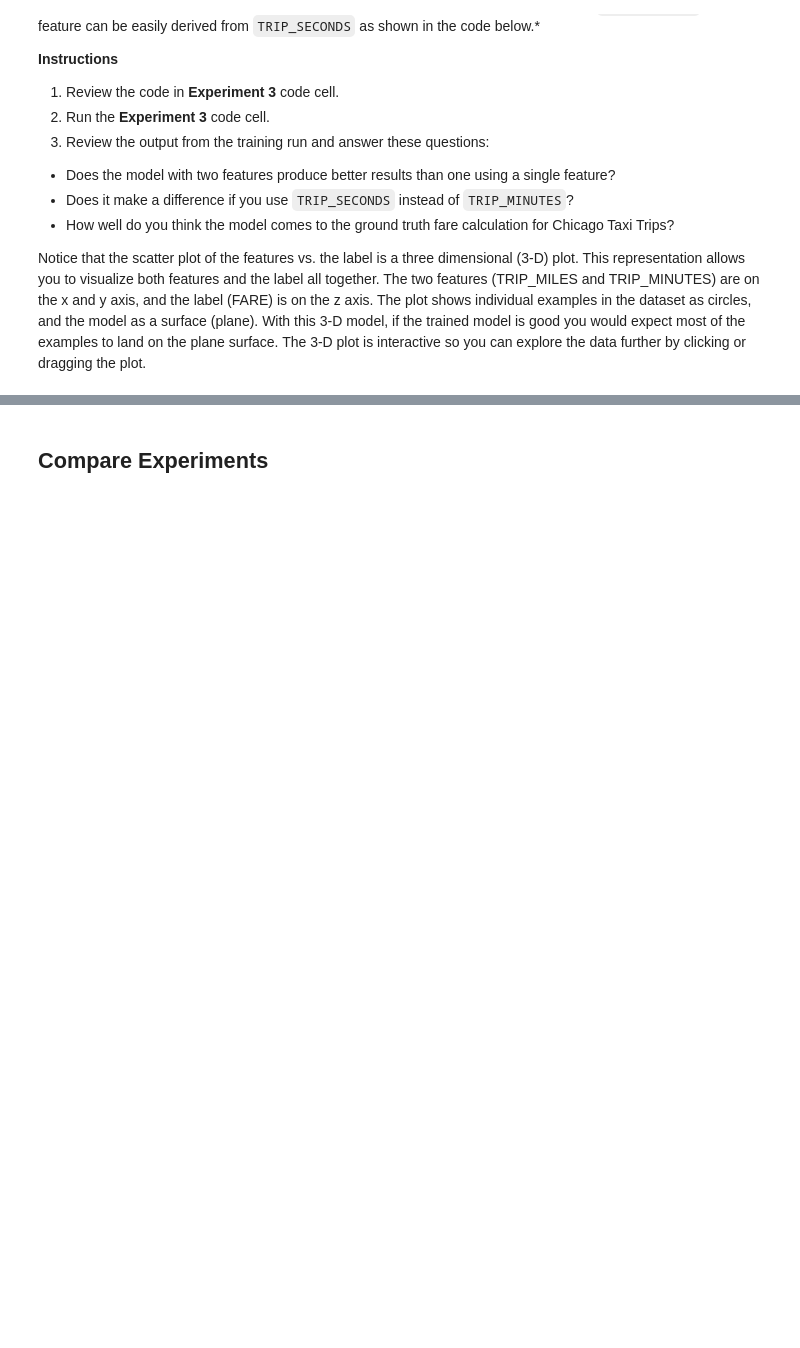
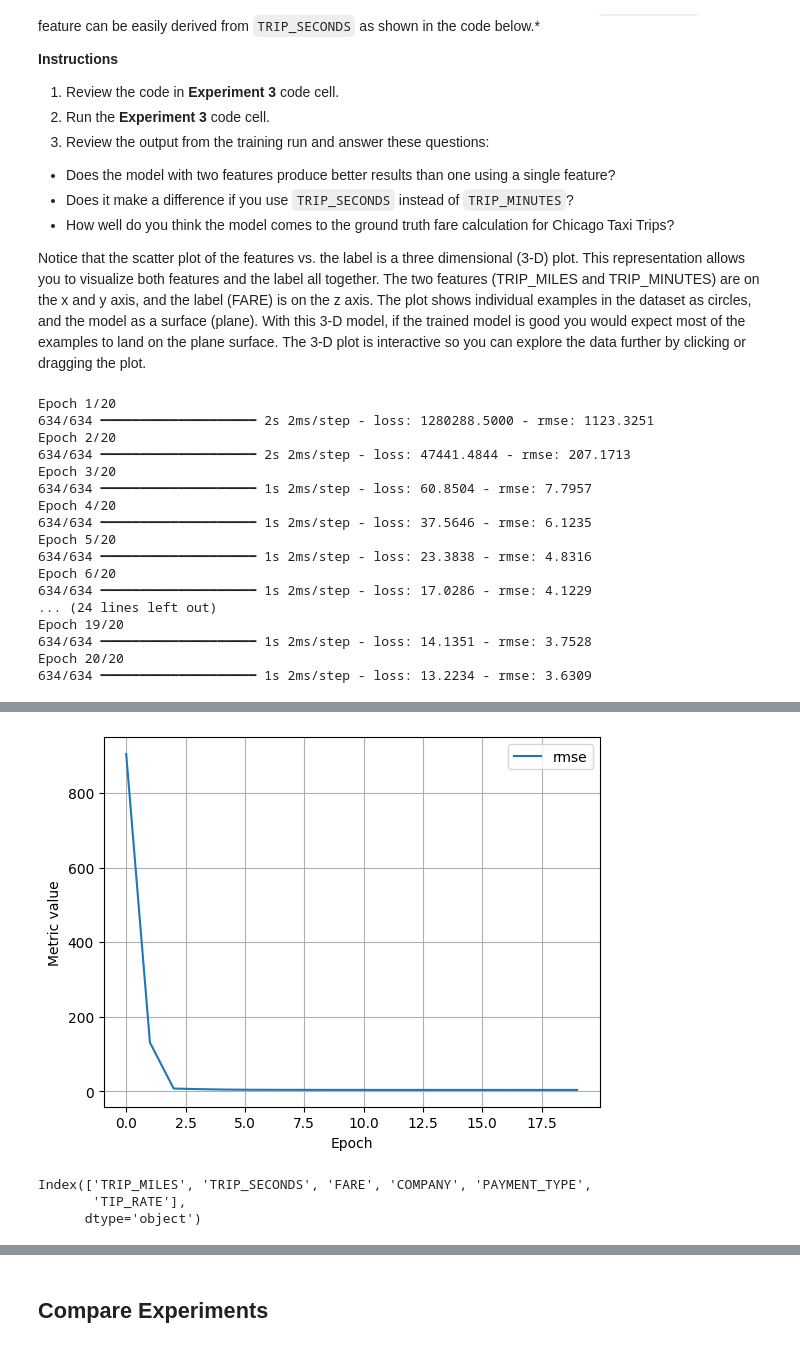
Before and after one commit to akshayahire/MLHandsOn, a Jupyter notebook: ml/cc/exercises/linear_regression_taxi.ipynb, the cells around one changed output, grey strips where cells are left out. Drawn from its saved outputs; the diff is of its cells as text; code cells hidden in the pictures; blank space fills up the shorter version.

```diff
--- a/ml/cc/exercises/linear_regression_taxi.ipynb
+++ b/ml/cc/exercises/linear_regression_taxi.ipynb
@@ -416,3 +561,42 @@ The model you trained with the feature ``TOTAL_MILES`` demonstrates fairly stron
 
 
 Notice that the scatter plot of the features vs. the label is a three dimensional (3-D) plot. This representation allows you to visualize both features and the label all together. The two features (TRIP_MILES and TRIP_MINUTES) are on the x and y axis, and the label (FARE) is on the z axis. The plot shows individual examples in the dataset as circles, and the model as a surface (plane). With this 3-D model, if the trained model is good you would expect most of the examples to land on the plane surface. The 3-D plot is interactive so you can explore the data further by clicking or dragging the plot.
+# %%
+#@title Code - Experiment 3
+
+# The following variables are the hyperparameters.
+settings_3 = ml_edu.experiment.ExperimentSettings(
+    learning_rate = 0.001,
+    number_epochs = 20,
+    batch_size = 50,
+    input_features = ['TRIP_MILES', 'TRIP_SECONDS']
+)
+
+#training_df['TRIP_MINUTES'] = training_df['TRIP_SECONDS']/60
+
+metrics = [keras.metrics.RootMeanSquaredError(name='rmse')]
+
+model_3 = create_model(settings_3, metrics)
+
+experiment_3 = train_model('two_features', model_3, training_df, 'FARE', settings_3)
+
+ml_edu.results.plot_experiment_metrics(experiment_3, ['rmse'])
+ml_edu.results.plot_model_predictions(experiment_3, training_df, 'FARE')
+# %% [output]
+Epoch 1/20
+634/634 ━━━━━━━━━━━━━━━━━━━━ 2s 2ms/step - loss: 1280288.5000 - rmse: 1123.3251
+Epoch 2/20
+634/634 ━━━━━━━━━━━━━━━━━━━━ 2s 2ms/step - loss: 47441.4844 - rmse: 207.1713
+Epoch 3/20
+634/634 ━━━━━━━━━━━━━━━━━━━━ 1s 2ms/step - loss: 60.8504 - rmse: 7.7957
+Epoch 4/20
+634/634 ━━━━━━━━━━━━━━━━━━━━ 1s 2ms/step - loss: 37.5646 - rmse: 6.1235
+Epoch 5/20
+634/634 ━━━━━━━━━━━━━━━━━━━━ 1s 2ms/step - loss: 23.3838 - rmse: 4.8316
+Epoch 6/20
+634/634 ━━━━━━━━━━━━━━━━━━━━ 1s 2ms/step - loss: 17.0286 - rmse: 4.1229
+... (24 lines left out)
+Epoch 19/20
+634/634 ━━━━━━━━━━━━━━━━━━━━ 1s 2ms/step - loss: 14.1351 - rmse: 3.7528
+Epoch 20/20
+634/634 ━━━━━━━━━━━━━━━━━━━━ 1s 2ms/step - loss: 13.2234 - rmse: 3.6309
@@ -419,3 +608,10 @@ Notice that the scatter plot of the features vs. the label is a three dimensiona
+[figure, added]
+# %%
+training_df.columns
+# %% [output]
+Index(['TRIP_MILES', 'TRIP_SECONDS', 'FARE', 'COMPANY', 'PAYMENT_TYPE',
+       'TIP_RATE'],
+      dtype='object')
 # %%
 #@title Code - Experiment 3
 
```
Also changed, not shown: parts of 20 cells of this notebook.
